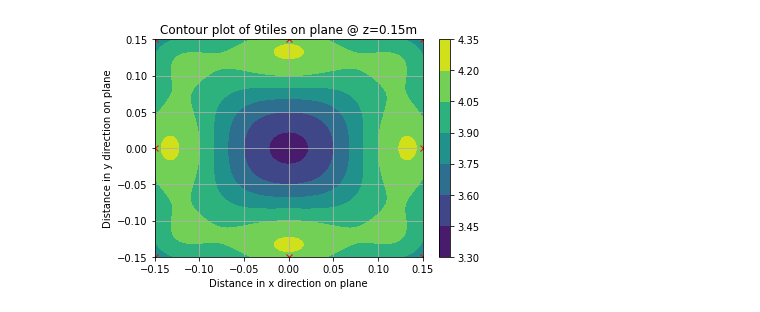
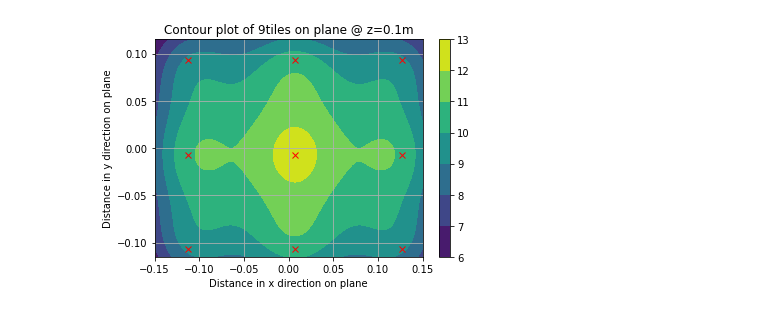
Before and after one commit to nicol2020/UV-SINTEC, a Jupyter notebook: LINDA_panel.ipynb, the cells around one changed output. Saved outputs shown, nothing was run; the diff lists cells and outputs as text; code cells hidden in the pictures.

```diff
--- a/LINDA_panel.ipynb
+++ b/LINDA_panel.ipynb
@@ -31,19 +34,20 @@ import numpy as np
 import matplotlib.pylab as plt
 from mpl_toolkits import mplot3d
 # %%
-#Ben's code
+###########INITIAL POWER DENSITY############
 #Only use code in this cell if given the power density at a given height and need to find the initial intensity I [cd]
-I_zero = 4.98 #Power Density in w/m^2 at a given height h from the LED
+I_zero = 5.54 #Power Density in w/m^2 at a given height h from the LED
 h = 0.10 #height from the LED to the plane given for Power density
 I = I_zero*(h**2) #Intensity value in cd
 # %%
-#Ben's code
-z = 0.15 #Distance from LED plane to target plane in metres
-hA = 64 #LED half angle in degrees,,,,,,,,,,,, 63deg half angle is written in LED's datasheet
+######## NUMBER OF TILES, DISTACNE, HALF ANGLE #################
+LED_n = 9 #Number of tiles
+z = 0.10 #Distance from LED plane to target plane in metres
+hA = 63 #LED half angle in degrees,,,,,,,,,,,, 63deg half angle is written in LED's datasheet
 
-#uniformity over 30cm*30cm plane
+######TARGET PLANE ########
 px = 0.30 #size of plane in x direction (m)
-py = 0.30 #size of plane in y direction (m)
+py = 0.23 #size of plane in y direction (m)
 num = 100 #Number of points desired in each direction on the plane
 
 #Comment out the next 3 lines and uncomment the line after that in order to use a given I value in cd
@@ -215,28 +210,19 @@ plt.show()
 # %%
 #Ben's code
-
-
 fig,ax = plt.subplots(1,1)
 #V = [0.5, 0.6, 0.7, 0.8, 0.9, 0.95, 1] #Line for putting specific contour lines in the plot
 #V = [0.9, 0.93, 0.95, 0.98, 1]
 V = [0.90*M,0.95*M, 0.98*M, M] #Array for making specific contour lines for illuminance in W/m^2
 cp = ax.contourf(x,y,E)
+
 #Code below for plotting each LED's position
-"""
-for j in ylist:
-    ledy = -(n-j)*d/2 +py/2
-    for i in xlist:
-        ledx = -(n-i)*d/2 +px/2
-        plt.plot(ledx,ledy,'rx')
-"""
 for ledx, ledy in zip(xlist,ylist):
   plt.plot(ledx,ledy,'rx')
-
 
 fig.colorbar(cp)
 plt.title(f"Contour plot of {LED_n}tiles on plane @ z={z}m")
 plt.xlabel("Distance in x direction on plane")
 plt.ylabel("Distance in y direction on plane")
 plt.grid()
 # %% [output]
-[figure, old version]
+[figure, new version]
```
Also changed, not shown: parts of 3 cells of this notebook.
